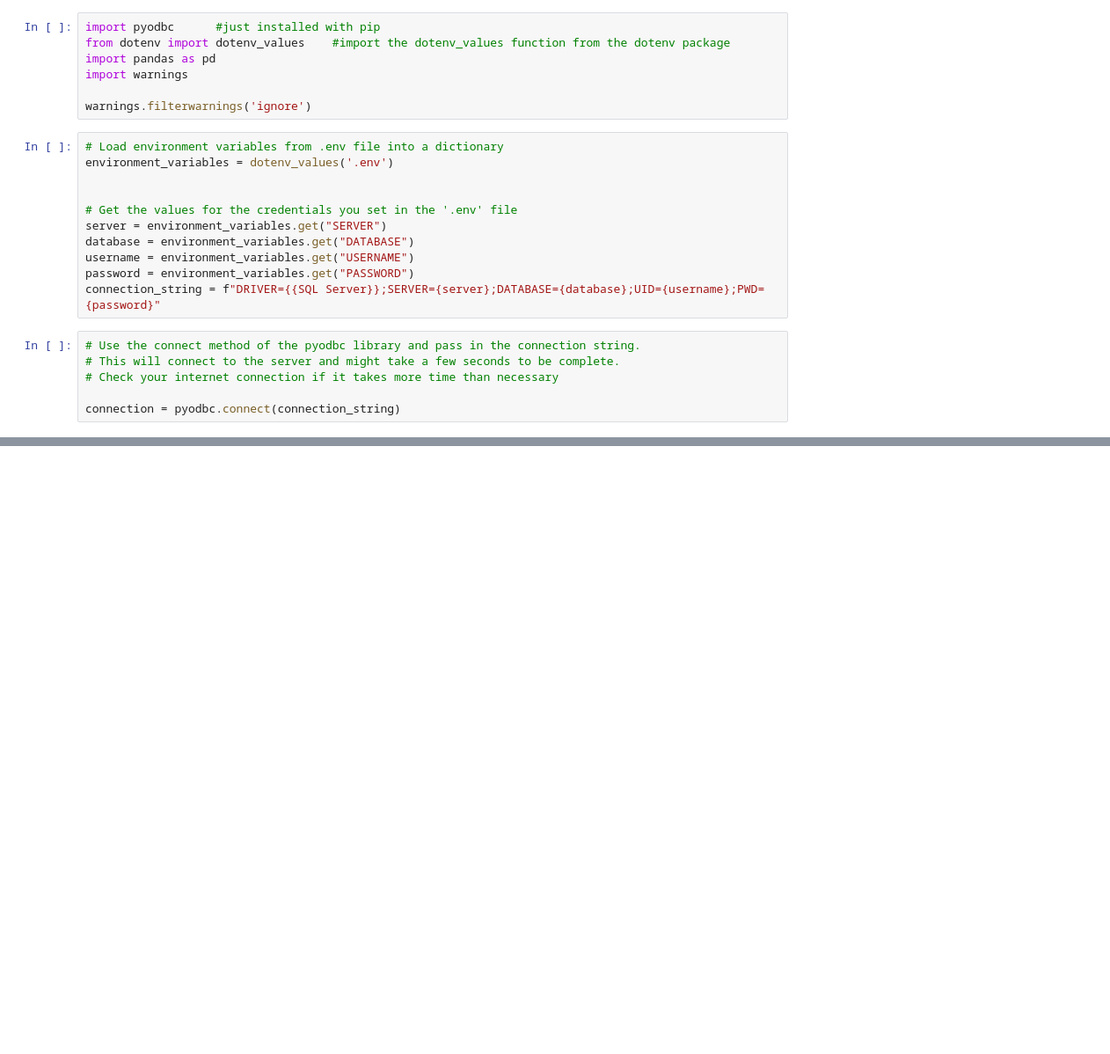
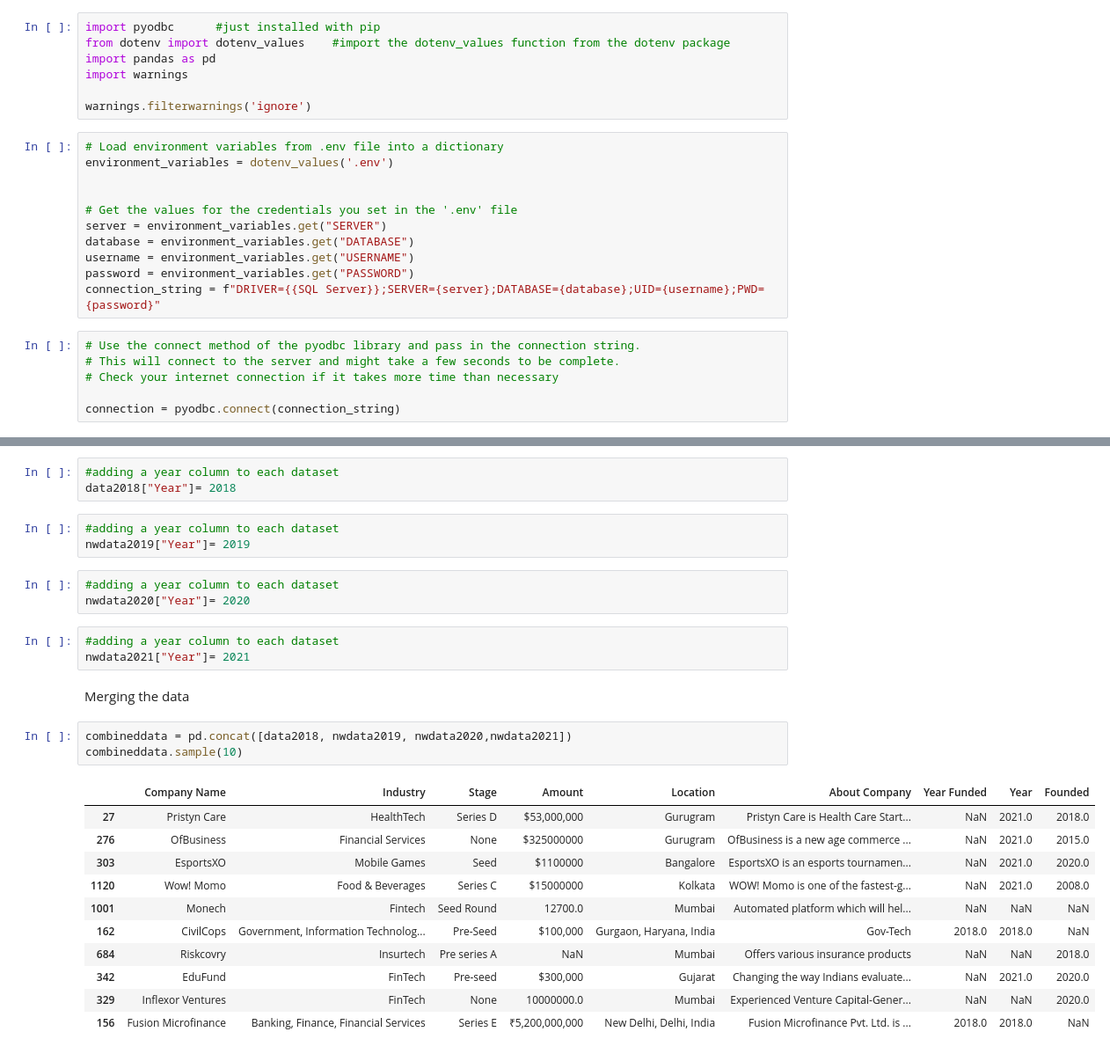
Before and after one commit to OnsongoN/firstLP1, a Jupyter notebook: notebook.ipynb, the cells around one changed output, grey strips where cells are left out. Shown at 88% size. Saved outputs shown, nothing was run; the diff lists cells and outputs as text; blank space fills up the shorter version.

```diff
--- a/notebook.ipynb
+++ b/notebook.ipynb
@@ -54,0 +439,29 @@ data
+# %%
+#adding a year column to each dataset
+data2018["Year"]= 2018
+# %%
+#adding a year column to each dataset
+nwdata2019["Year"]= 2019
+# %%
+#adding a year column to each dataset
+nwdata2020["Year"]= 2020
+# %%
+#adding a year column to each dataset
+nwdata2021["Year"]= 2021
+# %% [markdown]
+Merging the data
+# %%
+combineddata = pd.concat([data2018, nwdata2019, nwdata2020,nwdata2021])
+combineddata.sample(10)
+# %% [output]
+|  | Company Name | Industry | Stage | Amount | Location | About Company | Year Funded | Year | Founded |
+| 27 | Pristyn Care | HealthTech | Series D | $53,000,000 | Gurugram | Pristyn Care is Health Care Start... | NaN | 2021.0 | 2018.0 |
+| 276 | OfBusiness | Financial Services | None | $325000000 | Gurugram | OfBusiness is a new age commerce ... | NaN | 2021.0 | 2015.0 |
+| 303 | EsportsXO | Mobile Games | Seed | $1100000 | Bangalore | EsportsXO is an esports tournamen... | NaN | 2021.0 | 2020.0 |
+| 1120 | Wow! Momo | Food & Beverages | Series C | $15000000 | Kolkata | WOW! Momo is one of the fastest-g... | NaN | 2021.0 | 2008.0 |
+| 1001 | Monech | Fintech | Seed Round | 12700.0 | Mumbai | Automated platform which will hel... | NaN | NaN | NaN |
+| 162 | CivilCops | Government, Information Technolog... | Pre-Seed | $100,000 | Gurgaon, Haryana, India | Gov-Tech | 2018.0 | 2018.0 | NaN |
+| 684 | Riskcovry | Insurtech | Pre series A | NaN | Mumbai | Offers various insurance products | NaN | NaN | 2018.0 |
+| 342 | EduFund | FinTech | Pre-seed | $300,000 | Gujarat | Changing the way Indians evaluate... | NaN | 2021.0 | 2020.0 |
+| 329 | Inflexor Ventures | FinTech | None | 10000000.0 | Mumbai | Experienced Venture Capital-Gener... | NaN | NaN | 2020.0 |
+| 156 | Fusion Microfinance | Banking, Finance, Financial Services | Series E | ₹5,200,000,000 | New Delhi, Delhi, India | Fusion Microfinance Pvt. Ltd. is ... | 2018.0 | 2018.0 | NaN |
```
Also changed, not shown: parts of 50 cells of this notebook, 1 other file.
